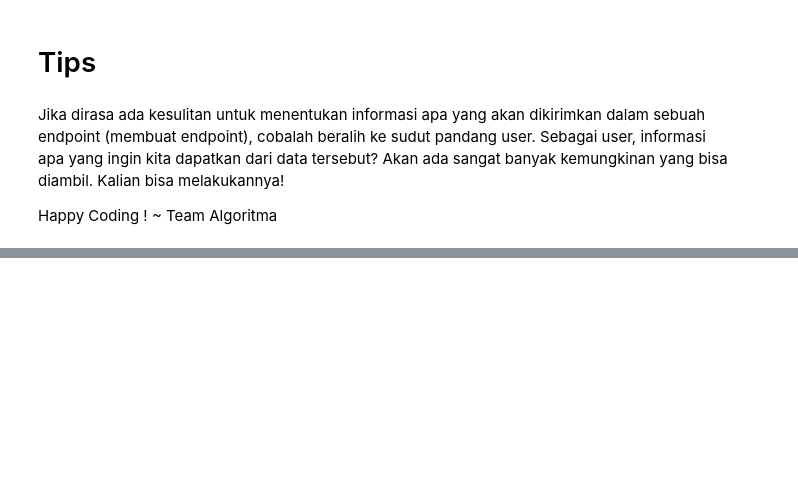
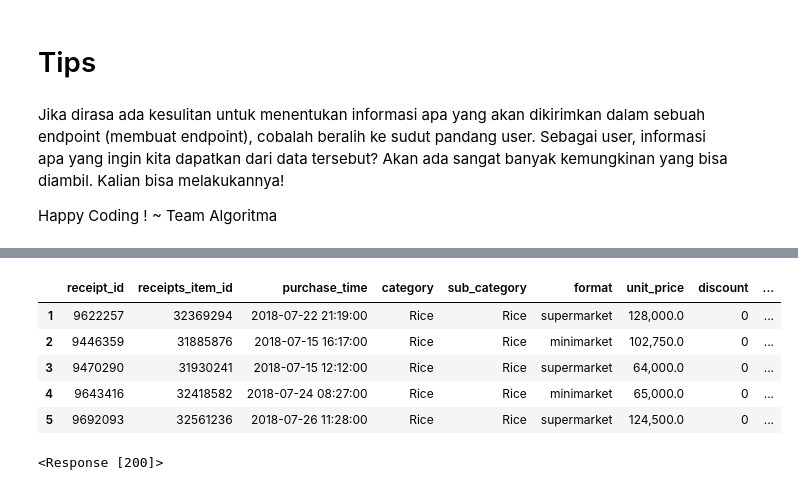
Before and after one commit to IrwanKurniawaan/AlgortimaCapstone, a Jupyter notebook: Capstone Guideline.ipynb, the cells around one changed output, grey strips where cells are left out. Drawn from its saved outputs; the diff is of its cells as text; code cells hidden in the pictures; blank space fills up the shorter version.

```diff
--- a/Capstone Guideline.ipynb
+++ b/Capstone Guideline.ipynb
@@ -430,0 +480,17 @@ Happy Coding !
+# %%
+datacsv = pd.read_csv("D:/_Training Algoritma/_Capstone/p4da-capstone-api-master/data/rice.csv")
+# %%
+#datacsv['unit_price'] = datacsv['unit_price'].replace('USD','Coba')
+#datacsv['unit_price'] = datacsv['unit_price'].astype('int64')
+datacsv.head()
+# %% [output]
+|  | receipt_id | receipts_item_id | purchase_time | category | sub_category | format | unit_price | discount | ... |
+| 1 | 9622257 | 32369294 | 2018-07-22 21:19:00 | Rice | Rice | supermarket | 128,000.0 | 0 | ... |
+| 2 | 9446359 | 31885876 | 2018-07-15 16:17:00 | Rice | Rice | minimarket | 102,750.0 | 0 | ... |
+| 3 | 9470290 | 31930241 | 2018-07-15 12:12:00 | Rice | Rice | supermarket | 64,000.0 | 0 | ... |
+| 4 | 9643416 | 32418582 | 2018-07-24 08:27:00 | Rice | Rice | minimarket | 65,000.0 | 0 | ... |
+| 5 | 9692093 | 32561236 | 2018-07-26 11:28:00 | Rice | Rice | supermarket | 124,500.0 | 0 | ... |
+# %%
+r
+# %% [output]
+<Response [200]>
```
Also changed, not shown: parts of 8 cells of this notebook, 2 other files.
